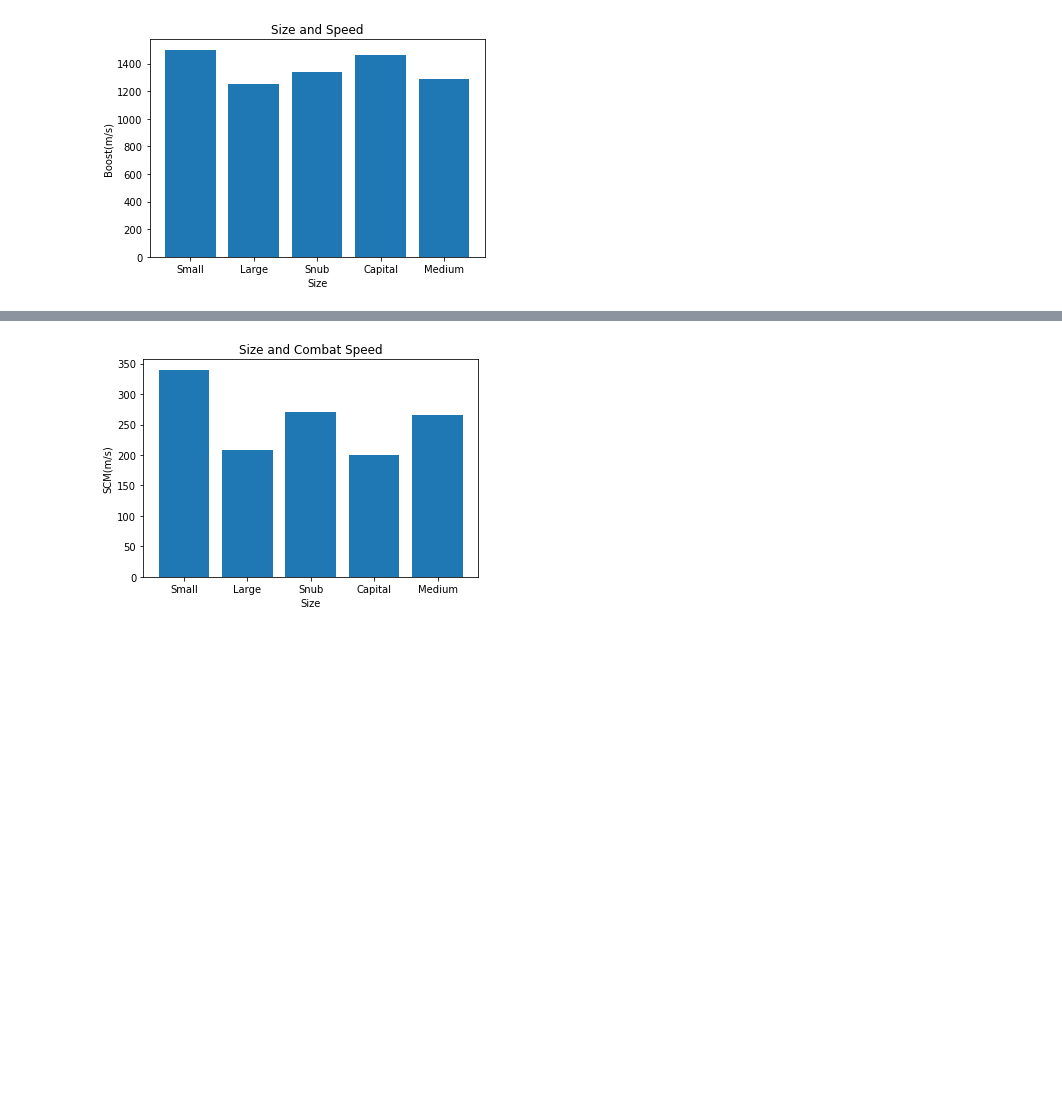
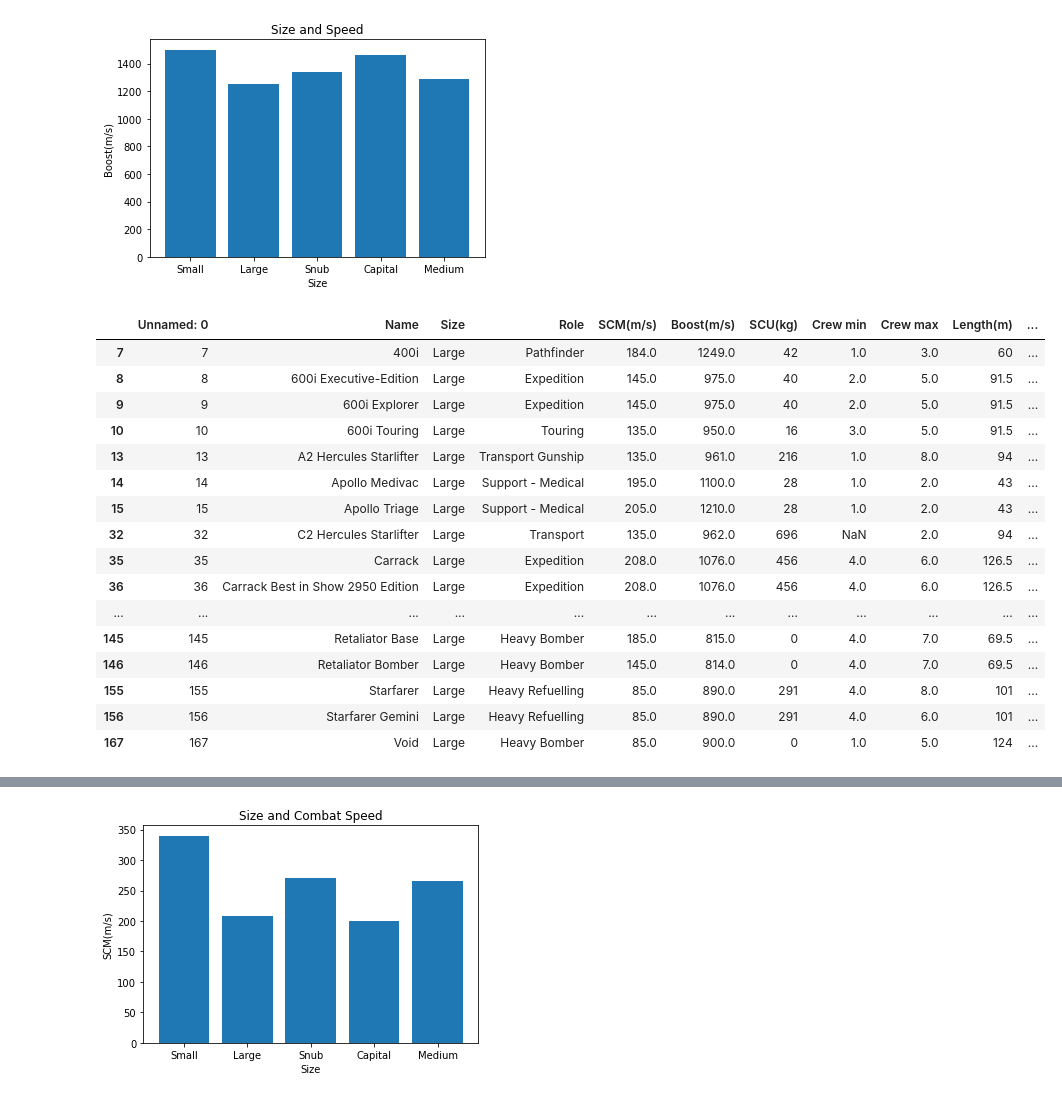
Before and after one commit to DINHC/starcitizen, a Jupyter notebook: stargraph.ipynb, the cells around one changed output, grey strips where cells are left out. Drawn from its saved outputs; the diff is of its cells as text; code cells hidden in the pictures; blank space fills up the shorter version.

```diff
--- a/stargraph.ipynb
+++ b/stargraph.ipynb
@@ -91,3 +91,24 @@ plt.show()
 #Messy
 # %% [output]
 [figure]
+# %%
+starloc = starset1.loc[starset1['Size']== 'Large']
+starloc
+# %% [output]
+|  | Unnamed: 0 | Name | Size | Role | SCM(m/s) | Boost(m/s) | SCU(kg) | Crew min | Crew max | Length(m) | ... |
+| 7 | 7 | 400i | Large | Pathfinder | 184.0 | 1249.0 | 42 | 1.0 | 3.0 | 60 | ... |
+| 8 | 8 | 600i Executive-Edition | Large | Expedition | 145.0 | 975.0 | 40 | 2.0 | 5.0 | 91.5 | ... |
+| 9 | 9 | 600i Explorer | Large | Expedition | 145.0 | 975.0 | 40 | 2.0 | 5.0 | 91.5 | ... |
+| 10 | 10 | 600i Touring | Large | Touring | 135.0 | 950.0 | 16 | 3.0 | 5.0 | 91.5 | ... |
+| 13 | 13 | A2 Hercules Starlifter | Large | Transport Gunship | 135.0 | 961.0 | 216 | 1.0 | 8.0 | 94 | ... |
+| 14 | 14 | Apollo Medivac | Large | Support - Medical | 195.0 | 1100.0 | 28 | 1.0 | 2.0 | 43 | ... |
+| 15 | 15 | Apollo Triage | Large | Support - Medical | 205.0 | 1210.0 | 28 | 1.0 | 2.0 | 43 | ... |
+| 32 | 32 | C2 Hercules Starlifter | Large | Transport | 135.0 | 962.0 | 696 | NaN | 2.0 | 94 | ... |
+| 35 | 35 | Carrack | Large | Expedition | 208.0 | 1076.0 | 456 | 4.0 | 6.0 | 126.5 | ... |
+| 36 | 36 | Carrack Best in Show 2950 Edition | Large | Expedition | 208.0 | 1076.0 | 456 | 4.0 | 6.0 | 126.5 | ... |
+| ... | ... | ... | ... | ... | ... | ... | ... | ... | ... | ... | ... |
+| 145 | 145 | Retaliator Base | Large | Heavy Bomber | 185.0 | 815.0 | 0 | 4.0 | 7.0 | 69.5 | ... |
+| 146 | 146 | Retaliator Bomber | Large | Heavy Bomber | 145.0 | 814.0 | 0 | 4.0 | 7.0 | 69.5 | ... |
+| 155 | 155 | Starfarer | Large | Heavy Refuelling | 85.0 | 890.0 | 291 | 4.0 | 8.0 | 101 | ... |
+| 156 | 156 | Starfarer Gemini | Large | Heavy Refuelling | 85.0 | 890.0 | 291 | 4.0 | 6.0 | 101 | ... |
+| 167 | 167 | Void | Large | Heavy Bomber | 85.0 | 900.0 | 0 | 1.0 | 5.0 | 124 | ... |
```
Also changed, not shown: parts of 1 cell of this notebook.
